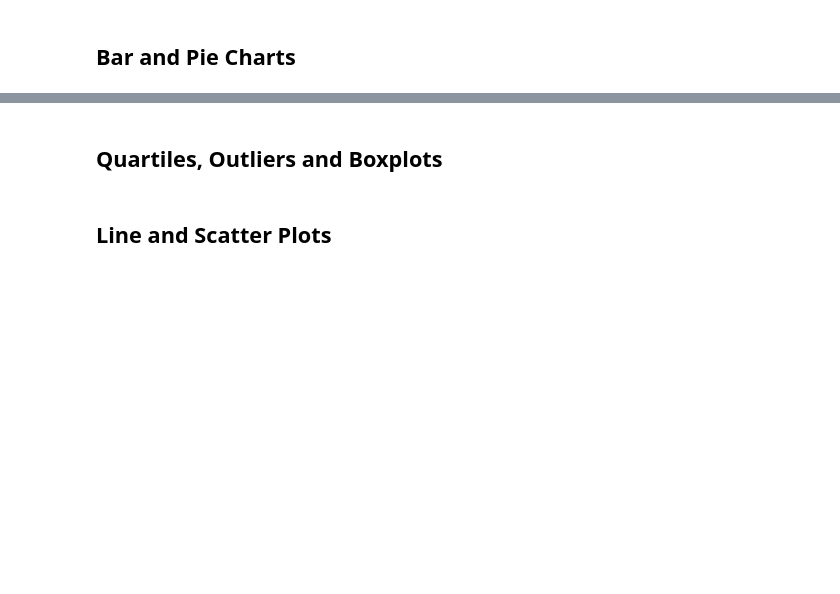
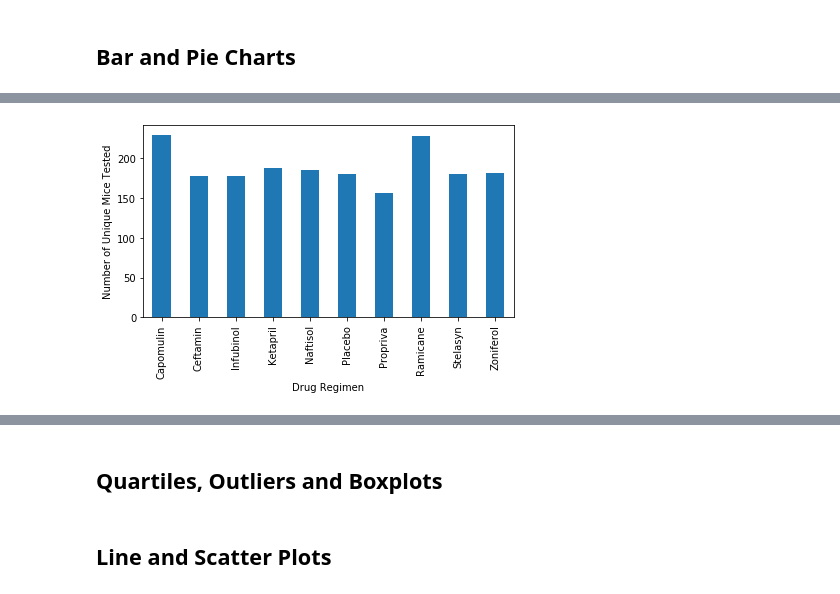
Before and after one commit to mizgutdina/matplotlib-challenge, a Jupyter notebook: pymaceuticals_starter.ipynb, the cells around one changed output, grey strips where cells are left out. Drawn from its saved outputs; the diff is of its cells as text; code cells hidden in the pictures; blank space fills up the shorter version.

Commit message:
Adds parts of Statistics and Bar plots

```diff
--- a/pymaceuticals_starter.ipynb
+++ b/pymaceuticals_starter.ipynb
@@ -117,4 +218,18 @@ number_mice
 # %%
 # Generate a bar plot showing the total number of unique mice tested on each drug regimen using pandas.
+drug_group=clean_df.groupby("Drug Regimen")
+count_drugs=drug_group['Drug Regimen'].count()
+#count_drugs
+
+count_chart=count_drugs.plot(kind='bar')
+
+count_chart.set_ylabel("Number of Unique Mice Tested")
+count_chart.set_xlabel("Drug Regimen")
+#plt.figure(20,3)
+plt.tight_layout()
+plot1 = plt.figure(1)
+plt.show()
+# %% [output]
+[figure, added]
 # %%
 # Generate a bar plot showing the total number of unique mice tested on each drug regimen using pyplot.
```
Also changed, not shown: parts of 8 cells of this notebook.
